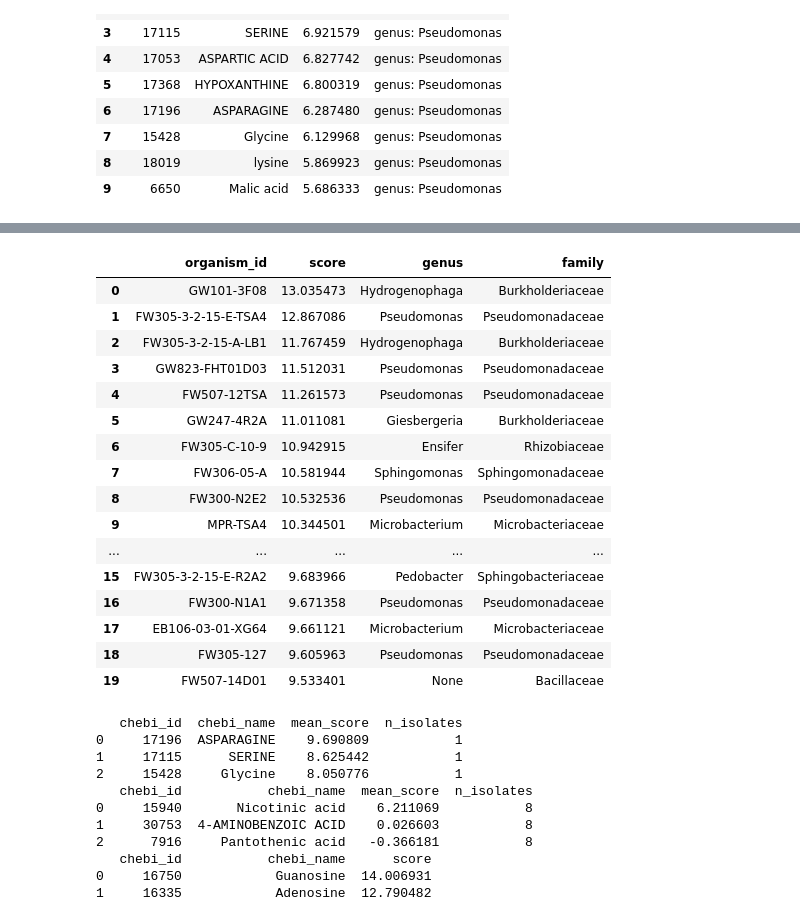
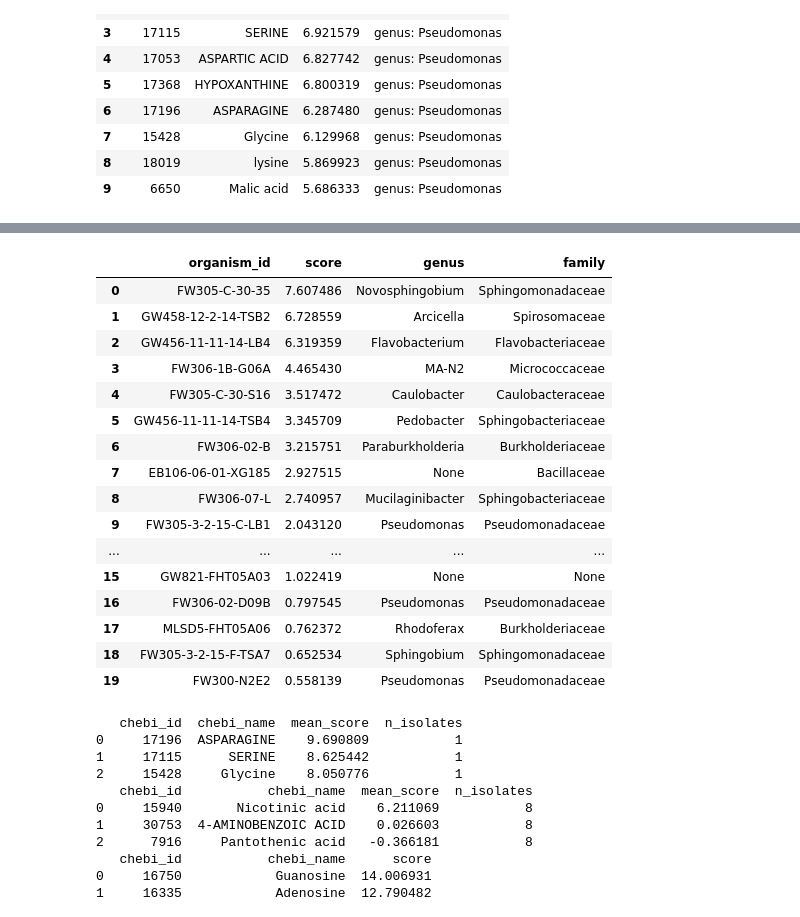
Before and after one commit to northenlab/webofmicrobes, a Jupyter notebook: wom/checkout_kg.ipynb, the cells around one changed output, grey strips where cells are left out. Drawn from its saved outputs; the diff is of its cells as text; code cells hidden in the pictures.

```diff
--- a/wom/checkout_kg.ipynb
+++ b/wom/checkout_kg.ipynb
@@ -63,24 +102,24 @@ print(match)
 # %%
-out = wom.consumes(chebi_id=16708)
+out = wom.consumes(chebi_id=17992)
 out
 # %% [output]
 |  | organism_id | score | genus | family |
-| 0 | GW101-3F08 | 13.035473 | Hydrogenophaga | Burkholderiaceae |
-| 1 | FW305-3-2-15-E-TSA4 | 12.867086 | Pseudomonas | Pseudomonadaceae |
-| 2 | FW305-3-2-15-A-LB1 | 11.767459 | Hydrogenophaga | Burkholderiaceae |
-| 3 | GW823-FHT01D03 | 11.512031 | Pseudomonas | Pseudomonadaceae |
-| 4 | FW507-12TSA | 11.261573 | Pseudomonas | Pseudomonadaceae |
-| 5 | GW247-4R2A | 11.011081 | Giesbergeria | Burkholderiaceae |
-| 6 | FW305-C-10-9 | 10.942915 | Ensifer | Rhizobiaceae |
-| 7 | FW306-05-A | 10.581944 | Sphingomonas | Sphingomonadaceae |
-| 8 | FW300-N2E2 | 10.532536 | Pseudomonas | Pseudomonadaceae |
-| 9 | MPR-TSA4 | 10.344501 | Microbacterium | Microbacteriaceae |
+| 0 | FW305-C-30-35 | 7.607486 | Novosphingobium | Sphingomonadaceae |
+| 1 | GW458-12-2-14-TSB2 | 6.728559 | Arcicella | Spirosomaceae |
+| 2 | GW456-11-11-14-LB4 | 6.319359 | Flavobacterium | Flavobacteriaceae |
+| 3 | FW306-1B-G06A | 4.465430 | MA-N2 | Micrococcaceae |
+| 4 | FW305-C-30-S16 | 3.517472 | Caulobacter | Caulobacteraceae |
+| 5 | GW456-11-11-14-TSB4 | 3.345709 | Pedobacter | Sphingobacteriaceae |
+| 6 | FW306-02-B | 3.215751 | Paraburkholderia | Burkholderiaceae |
+| 7 | EB106-06-01-XG185 | 2.927515 | None | Bacillaceae |
+| 8 | FW306-07-L | 2.740957 | Mucilaginibacter | Sphingobacteriaceae |
+| 9 | FW305-3-2-15-C-LB1 | 2.043120 | Pseudomonas | Pseudomonadaceae |
 | ... | ... | ... | ... | ... |
-| 15 | FW305-3-2-15-E-R2A2 | 9.683966 | Pedobacter | Sphingobacteriaceae |
-| 16 | FW300-N1A1 | 9.671358 | Pseudomonas | Pseudomonadaceae |
-| 17 | EB106-03-01-XG64 | 9.661121 | Microbacterium | Microbacteriaceae |
-| 18 | FW305-127 | 9.605963 | Pseudomonas | Pseudomonadaceae |
-| 19 | FW507-14D01 | 9.533401 | None | Bacillaceae |
+| 15 | GW821-FHT05A03 | 1.022419 | None | None |
+| 16 | FW306-02-D09B | 0.797545 | Pseudomonas | Pseudomonadaceae |
+| 17 | MLSD5-FHT05A06 | 0.762372 | Rhodoferax | Burkholderiaceae |
+| 18 | FW305-3-2-15-F-TSA7 | 0.652534 | Sphingobium | Sphingomonadaceae |
+| 19 | FW300-N2E2 | 0.558139 | Pseudomonas | Pseudomonadaceae |
 # %%
 import wom
 
```
Also changed, not shown: parts of 3 cells of this notebook, 27 other files.
